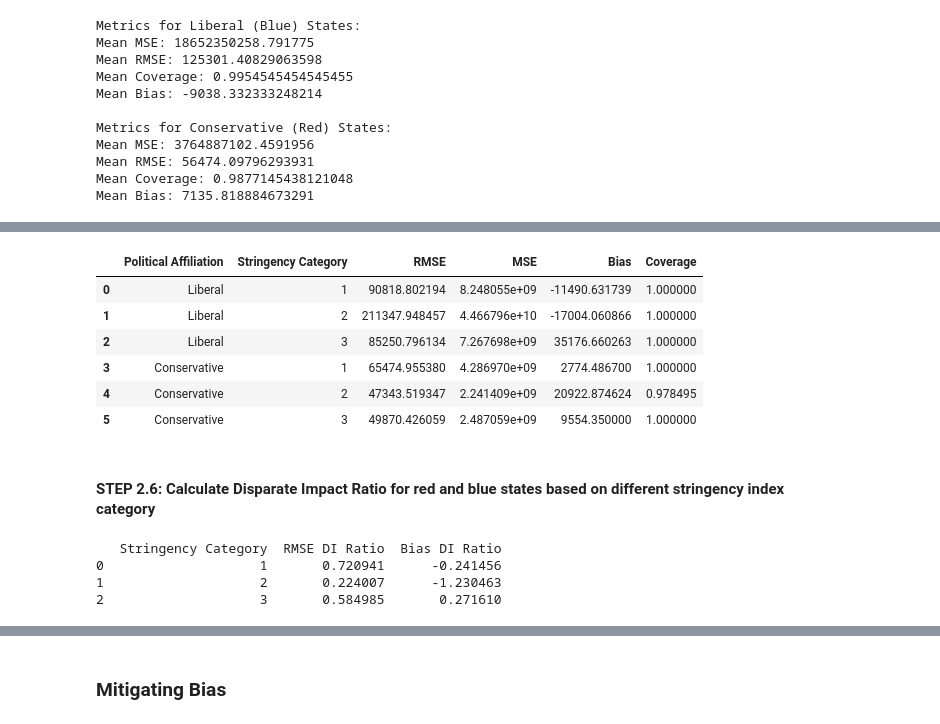
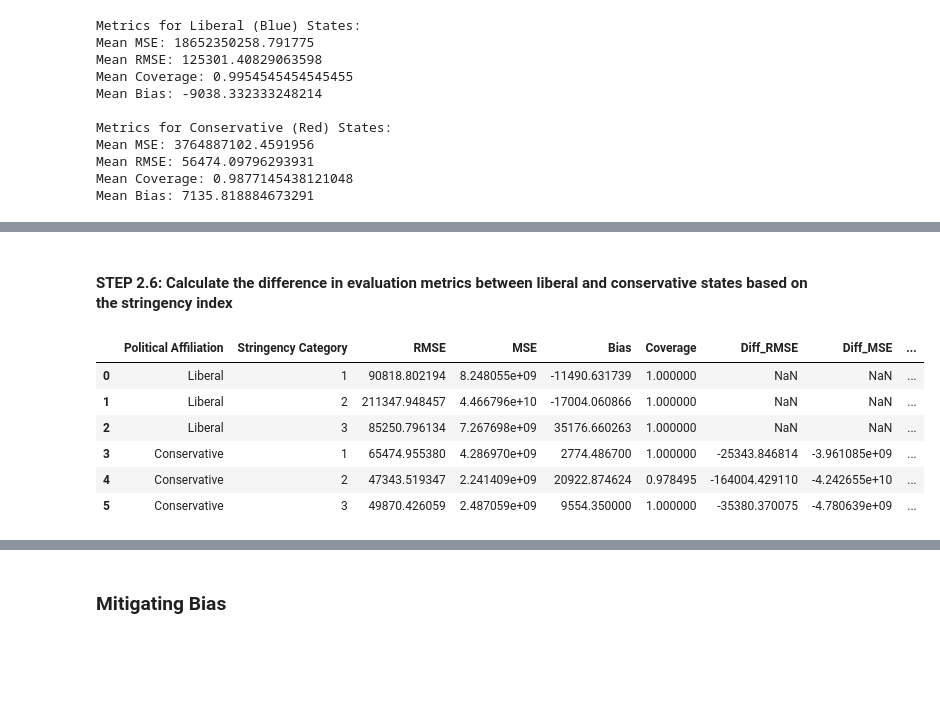
Before and after one commit to eunjeongc/covcast, a Jupyter notebook: Identifying and Mitigating Bias.ipynb, the cells around one changed output, grey strips where cells are left out. Cells and saved outputs as stored; diff of their text form; code cells hidden in the pictures; blank space fills up the shorter version.

```diff
--- a/Identifying and Mitigating Bias.ipynb
+++ b/Identifying and Mitigating Bias.ipynb
@@ -442,3 +470,5 @@ Mean Bias: 7135.818884673291
+# %% [markdown]
+#### STEP 2.6: Calculate the difference in evaluation metrics between liberal and conservative states based on the stringency index
 # %%
 import pandas as pd
 
@@ -465,70 +495,46 @@ for fold_index in range(len(y_true_list)):
     for liberalism, stringency in interaction_results.keys():
         group_mask = (X_test['liberalism'] == liberalism) & (X_test['stringency_category'] == stringency)
         interaction_results[(liberalism, stringency)]['y_true'].extend(y_test[group_mask].tolist())
         interaction_results[(liberalism, stringency)]['y_pred'].extend(y_pred[group_mask].tolist())
 
 # Calculate metrics for interaction groups
 interaction_metrics = []
 for group, values in interaction_results.items():
     y_true = np.array(values['y_true'])
     y_pred = np.array(values['y_pred'])
     if len(y_true) > 0:
         rmse = mean_squared_error(y_true, y_pred, squared=False)
         mse = mean_squared_error(y_true, y_pred)
         bias = (y_pred - y_true).mean()
         coverage = ((y_pred >= y_true.min()) & (y_pred <= y_true.max())).mean()
         interaction_metrics.append({
             'Political Affiliation': 'Liberal' if group[0] == 1 else 'Conservative',
             'Stringency Category': group[1],
             'RMSE': rmse,
             'MSE': mse,
             'Bias': bias,
             'Coverage': coverage
         })
 
 # Convert interaction metrics to DataFrame
 interaction_df = pd.DataFrame(interaction_metrics)
 
+# Calculate the difference between liberal and conservative groups based on the stringency category
+interaction_df['Diff_RMSE'] = interaction_df.groupby('Stringency Category')['RMSE'].diff()
+interaction_df['Diff_MSE'] = interaction_df.groupby('Stringency Category')['MSE'].diff()
+interaction_df['Diff_Bias'] = interaction_df.groupby('Stringency Category')['Bias'].diff()
+interaction_df['Diff_Coverage'] = interaction_df.groupby('Stringency Category')['Coverage'].diff()
+
 # Print the DataFrame
 display(interaction_df)
 # %% [output]
-|  | Political Affiliation | Stringency Category | RMSE | MSE | Bias | Coverage |
-| 0 | Liberal | 1 | 90818.802194 | 8.248055e+09 | -11490.631739 | 1.000000 |
-| 1 | Liberal | 2 | 211347.948457 | 4.466796e+10 | -17004.060866 | 1.000000 |
-| 2 | Liberal | 3 | 85250.796134 | 7.267698e+09 | 35176.660263 | 1.000000 |
-| 3 | Conservative | 1 | 65474.955380 | 4.286970e+09 | 2774.486700 | 1.000000 |
-| 4 | Conservative | 2 | 47343.519347 | 2.241409e+09 | 20922.874624 | 0.978495 |
-| 5 | Conservative | 3 | 49870.426059 | 2.487059e+09 | 9554.350000 | 1.000000 |
+|  | Political Affiliation | Stringency Category | RMSE | MSE | Bias | Coverage | Diff_RMSE | Diff_MSE | ... |
+| 0 | Liberal | 1 | 90818.802194 | 8.248055e+09 | -11490.631739 | 1.000000 | NaN | NaN | ... |
+| 1 | Liberal | 2 | 211347.948457 | 4.466796e+10 | -17004.060866 | 1.000000 | NaN | NaN | ... |
+| 2 | Liberal | 3 | 85250.796134 | 7.267698e+09 | 35176.660263 | 1.000000 | NaN | NaN | ... |
+| 3 | Conservative | 1 | 65474.955380 | 4.286970e+09 | 2774.486700 | 1.000000 | -25343.846814 | -3.961085e+09 | ... |
+| 4 | Conservative | 2 | 47343.519347 | 2.241409e+09 | 20922.874624 | 0.978495 | -164004.429110 | -4.242655e+10 | ... |
+| 5 | Conservative | 3 | 49870.426059 | 2.487059e+09 | 9554.350000 | 1.000000 | -35380.370075 | -4.780639e+09 | ... |
-# %% [markdown]
-#### STEP 2.6: Calculate Disparate Impact Ratio for red and blue states based on different stringency index category
-# %%
-# Calculate DI ratios for RMSE and Bias
-di_ratios = []
-for stringency_category in interaction_df['Stringency Category'].unique():
-    liberal_rmse = interaction_df[(interaction_df['Political Affiliation'] == 'Liberal') & (interaction_df['Stringency Category'] == stringency_category)]['RMSE'].values[0]
-    conservative_rmse = interaction_df[(interaction_df['Political Affiliation'] == 'Conservative') & (interaction_df['Stringency Category'] == stringency_category)]['RMSE'].values[0]
-    rmse_di_ratio = conservative_rmse / liberal_rmse
-
-    liberal_bias = interaction_df[(interaction_df['Political Affiliation'] == 'Liberal') & (interaction_df['Stringency Category'] == stringency_category)]['Bias'].values[0]
-    conservative_bias = interaction_df[(interaction_df['Political Affiliation'] == 'Conservative') & (interaction_df['Stringency Category'] == stringency_category)]['Bias'].values[0]
-    bias_di_ratio = conservative_bias / liberal_bias
-
-    di_ratios.append({
-        'Stringency Category': stringency_category,
-        'RMSE DI Ratio': rmse_di_ratio,
-        'Bias DI Ratio': bias_di_ratio
-    })
-
-# Convert DI ratios to DataFrame
-di_ratio_df = pd.DataFrame(di_ratios)
-
-# Print the DI ratio DataFrame
-print(di_ratio_df)
-# %% [output]
-   Stringency Category  RMSE DI Ratio  Bias DI Ratio
-0                    1       0.720941      -0.241456
-1                    2       0.224007      -1.230463
-2                    3       0.584985       0.271610
 # %%
 # Get feature importances from the random forest model
 feature_importances = rf_model.feature_importances_
```
Also changed, not shown: parts of 37 cells of this notebook, 2 other files.
